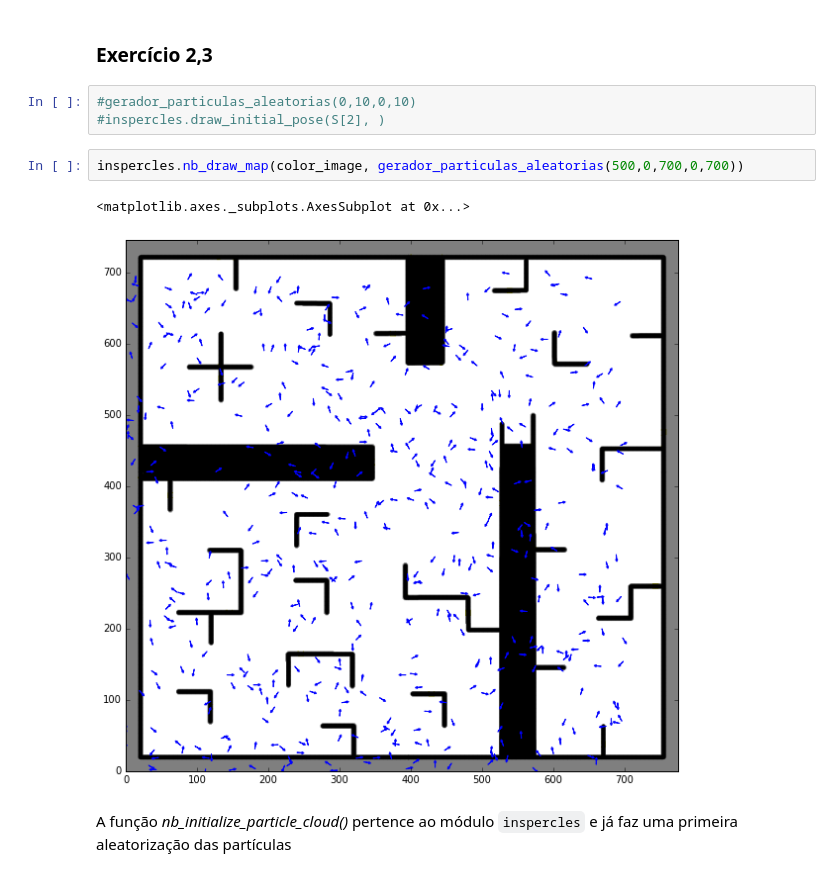
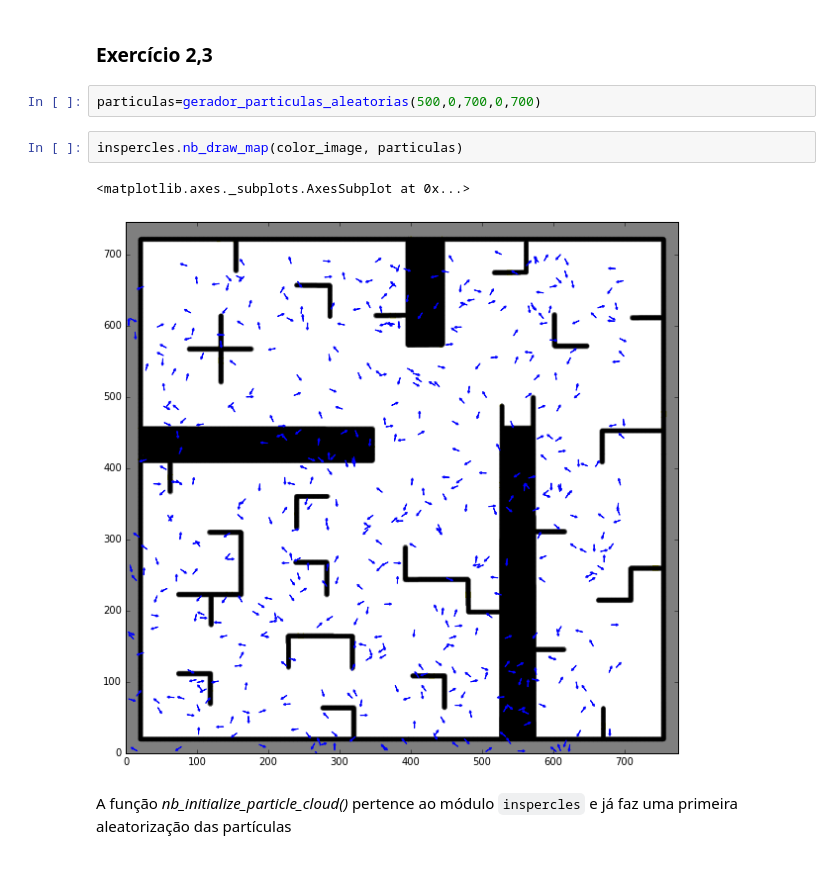
Before and after one commit to eduardotp1/robotica17, a Jupyter notebook: particle_filter/jupyter_particle/ParticleFilter_update.ipynb, the cells around one changed output. Saved outputs shown, nothing was run; the diff lists cells and outputs as text.

```diff
--- a/particle_filter/jupyter_particle/ParticleFilter_update.ipynb
+++ b/particle_filter/jupyter_particle/ParticleFilter_update.ipynb
@@ -153,14 +153,13 @@ def gerador_particulas_aleatorias(n_part,minx,maxx,miny,maxy):  #Função que re
 ## Mapa com posição inicial
 # %% [markdown]
 ### Exercício 2,3
-# %%
-#gerador_particulas_aleatorias(0,10,0,10)
-#inspercles.draw_initial_pose(S[2], )
 # %%
-inspercles.nb_draw_map(color_image, gerador_particulas_aleatorias(500,0,700,0,700))
+particulas=gerador_particulas_aleatorias(500,0,700,0,700)
-# %% [output]
-<matplotlib.axes._subplots.AxesSubplot at 0x...>
-[figure, removed]
+# %%
+inspercles.nb_draw_map(color_image, particulas)
+# %% [output]
+<matplotlib.axes._subplots.AxesSubplot at 0x...>
+[figure, added]
 # %% [markdown]
 A função *nb_initialize_particle_cloud()* pertence ao módulo <code>inspercles</code> e já faz uma primeira aleatorização das partículas
 # %%
```
Also changed, not shown: parts of 13 cells of this notebook, 40 other files.
